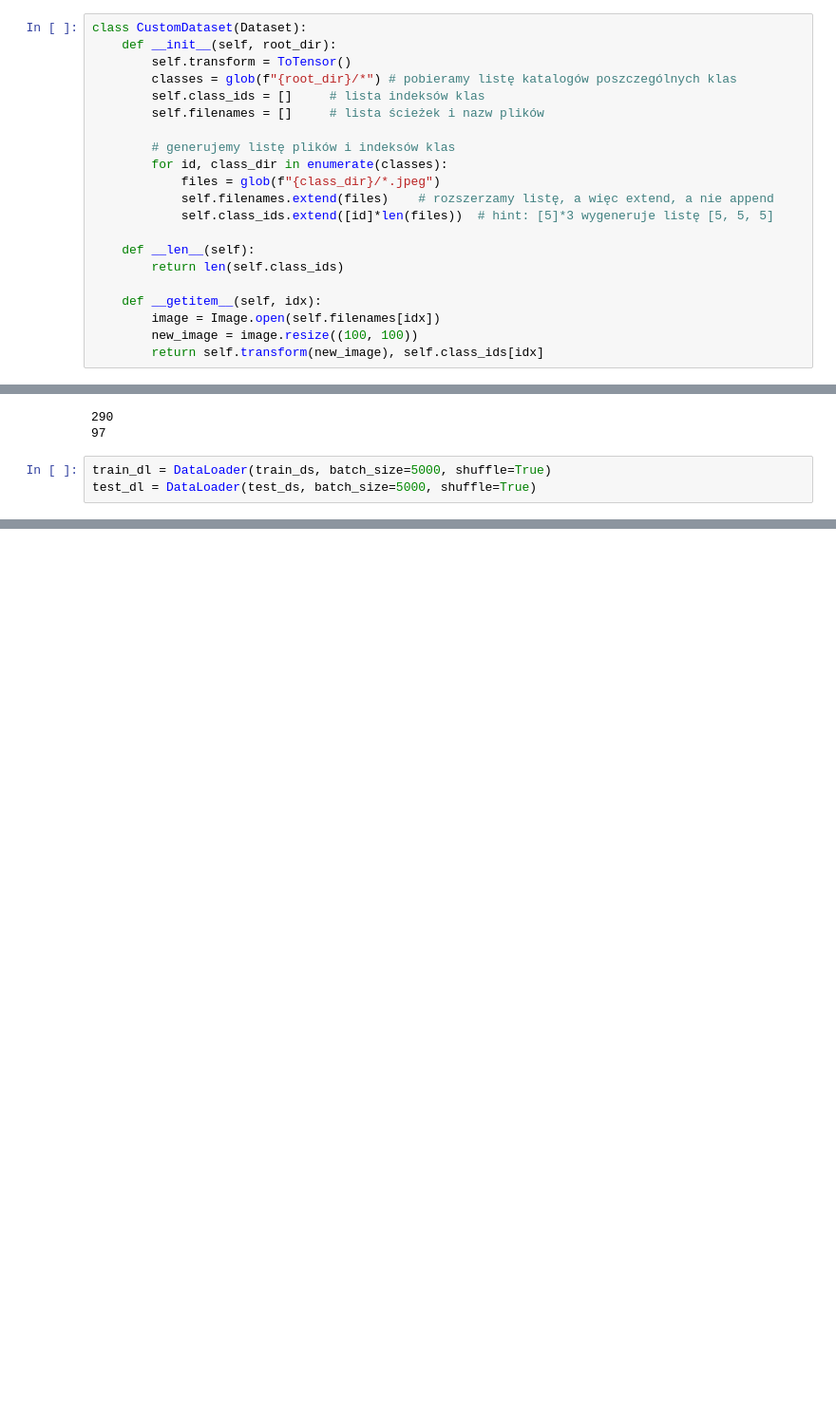
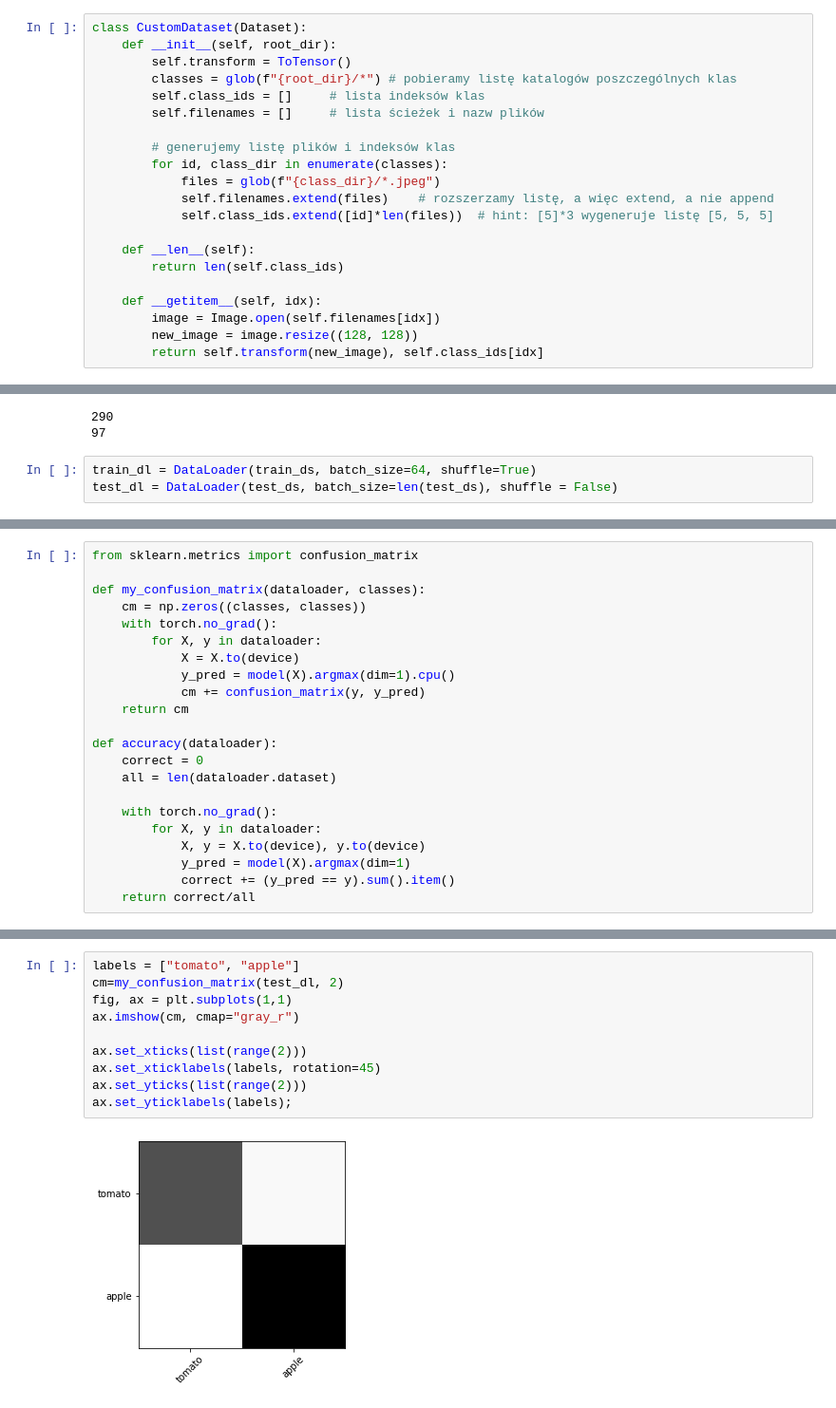
Before and after one commit to dwegrzyniak/TomatoAppleClassifier, a Jupyter notebook: AppleTomatosClassification.ipynb, the cells around one changed output, grey strips where cells are left out. Shown: that part at 95% size. Cells and saved outputs as stored; diff of their text form; blank space fills up the shorter version.

```diff
--- a/AppleTomatosClassification.ipynb
+++ b/AppleTomatosClassification.ipynb
@@ -77,7 +47,7 @@ class CustomDataset(Dataset):
 
     def __getitem__(self, idx):
         image = Image.open(self.filenames[idx])
-        new_image = image.resize((100, 100))
+        new_image = image.resize((128, 128))
         return self.transform(new_image), self.class_ids[idx]
 # %%
 train_ds = CustomDataset('archive/train')
@@ -88,8 +58,8 @@ print(len(test_ds))
 290
 97
 # %%
-train_dl = DataLoader(train_ds, batch_size=5000, shuffle=True)
-test_dl = DataLoader(test_ds, batch_size=5000, shuffle=True)
+train_dl = DataLoader(train_ds, batch_size=64, shuffle=True)
+test_dl = DataLoader(test_ds, batch_size=len(test_ds), shuffle = False)
 # %%
 for X, y in test_dl:
     print(X.shape, y.shape)
@@ -97,0 +108,22 @@ torch.Size([97, 3, 100, 100]) torch.Size([97])
+# %%
+from sklearn.metrics import confusion_matrix
+
+def my_confusion_matrix(dataloader, classes):
+    cm = np.zeros((classes, classes))
+    with torch.no_grad():
+        for X, y in dataloader:
+            X = X.to(device)
+            y_pred = model(X).argmax(dim=1).cpu()
+            cm += confusion_matrix(y, y_pred)
+    return cm
+
+def accuracy(dataloader):
+    correct = 0
+    all = len(dataloader.dataset)
+
+    with torch.no_grad():
+        for X, y in dataloader:
+            X, y = X.to(device), y.to(device)
+            y_pred = model(X).argmax(dim=1)
+            correct += (y_pred == y).sum().item()
+    return correct/all
@@ -97,0 +174,12 @@ torch.Size([97, 3, 100, 100]) torch.Size([97])
+# %%
+labels = ["tomato", "apple"]
+cm=my_confusion_matrix(test_dl, 2)
+fig, ax = plt.subplots(1,1)
+ax.imshow(cm, cmap="gray_r")
+
+ax.set_xticks(list(range(2)))
+ax.set_xticklabels(labels, rotation=45)
+ax.set_yticks(list(range(2)))
+ax.set_yticklabels(labels);
+# %% [output]
+[figure, added]
```
Also changed, not shown: parts of 14 cells of this notebook.
